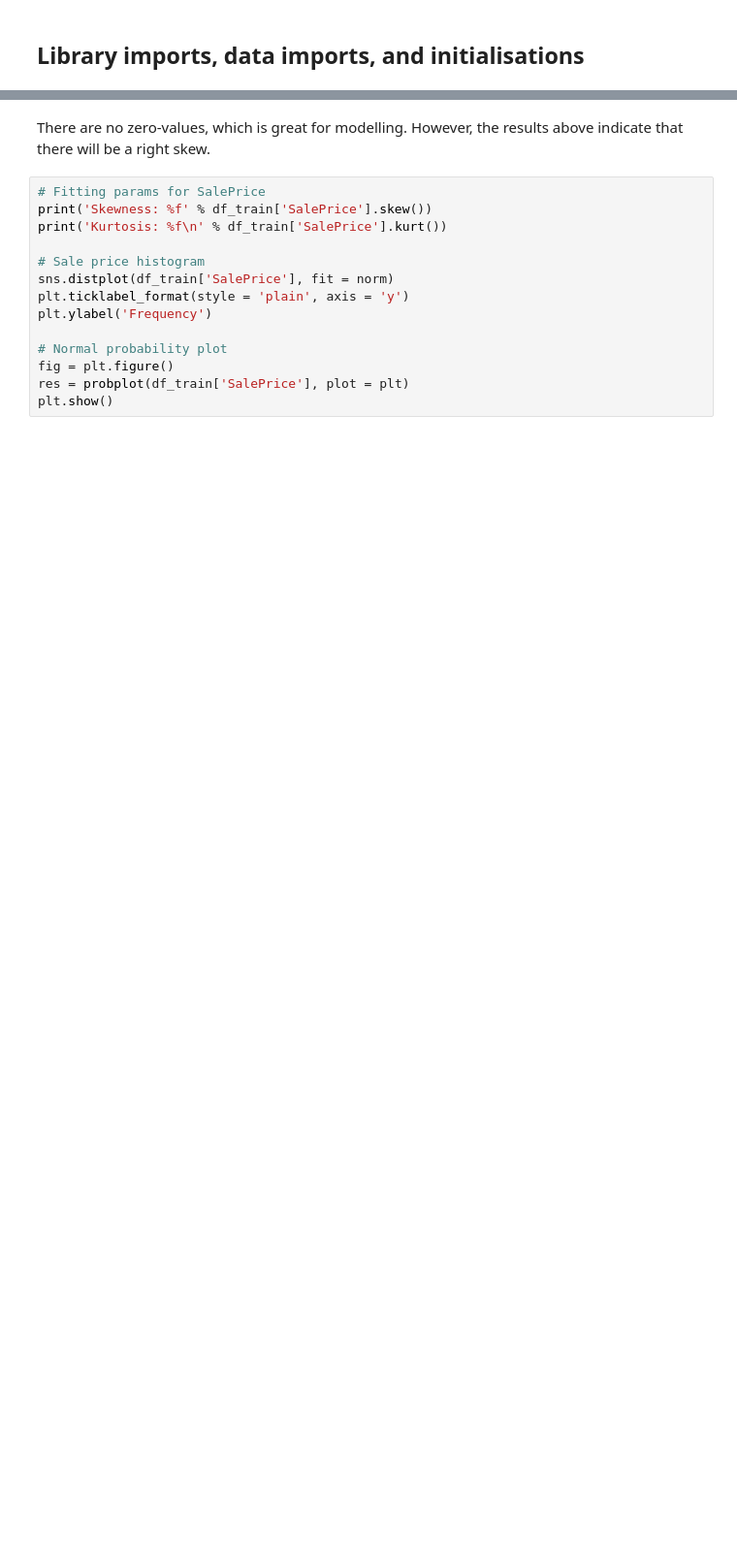
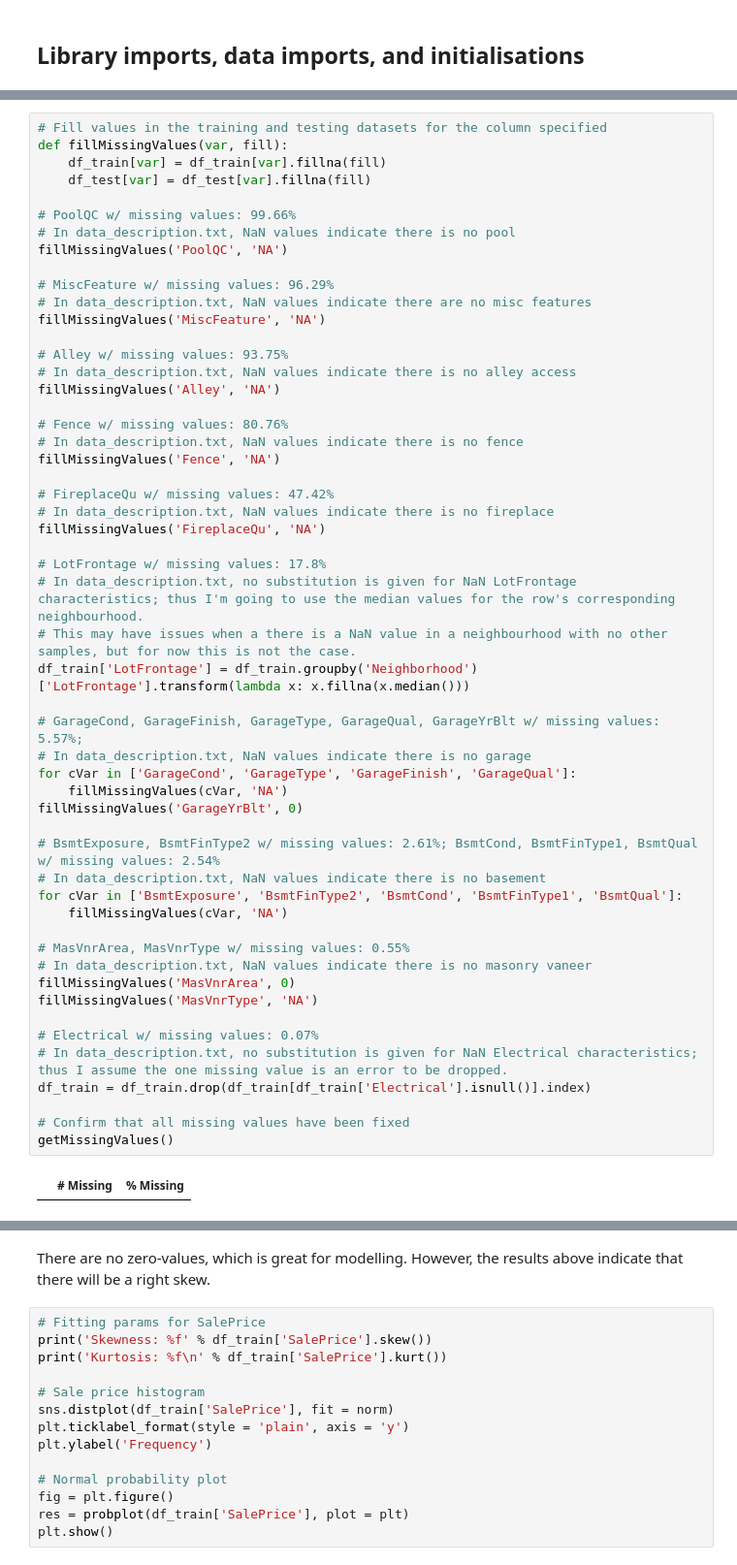
Before and after one commit to KadinSchultz/House-Price-Predictions, a Jupyter notebook: house-prices-kadin-s.ipynb, the cells around one changed output, grey strips where cells are left out. Shown at 97% size. Drawn from its saved outputs; the diff is of its cells as text; blank space fills up the shorter version.

```diff
--- a/house-prices-kadin-s.ipynb
+++ b/house-prices-kadin-s.ipynb
@@ -23 +54,56 @@ df_test = pd.read_csv('../input/house-prices-advanced-regression-techniques/test
+# %%
+# Fill values in the training and testing datasets for the column specified
+def fillMissingValues(var, fill):
+    df_train[var] = df_train[var].fillna(fill)
+    df_test[var] = df_test[var].fillna(fill)
+
+# PoolQC w/ missing values: 99.66%
+# In data_description.txt, NaN values indicate there is no pool
+fillMissingValues('PoolQC', 'NA')
+
+# MiscFeature w/ missing values: 96.29%
+# In data_description.txt, NaN values indicate there are no misc features
+fillMissingValues('MiscFeature', 'NA')
+
+# Alley w/ missing values: 93.75%
+# In data_description.txt, NaN values indicate there is no alley access
+fillMissingValues('Alley', 'NA')
+
+# Fence w/ missing values: 80.76%
+# In data_description.txt, NaN values indicate there is no fence
+fillMissingValues('Fence', 'NA')
+
+# FireplaceQu w/ missing values: 47.42%
+# In data_description.txt, NaN values indicate there is no fireplace
+fillMissingValues('FireplaceQu', 'NA')
+
+# LotFrontage w/ missing values: 17.8%
+# In data_description.txt, no substitution is given for NaN LotFrontage characteristics; thus I'm going to use the median values for the row's corresponding neighbourhood.
+# This may have issues when a there is a NaN value in a neighbourhood with no other samples, but for now this is not the case.
+df_train['LotFrontage'] = df_train.groupby('Neighborhood')['LotFrontage'].transform(lambda x: x.fillna(x.median()))
+
+# GarageCond, GarageFinish, GarageType, GarageQual, GarageYrBlt w/ missing values: 5.57%;
+# In data_description.txt, NaN values indicate there is no garage
+for cVar in ['GarageCond', 'GarageType', 'GarageFinish', 'GarageQual']:
+    fillMissingValues(cVar, 'NA')
+fillMissingValues('GarageYrBlt', 0)
+
+# BsmtExposure, BsmtFinType2 w/ missing values: 2.61%; BsmtCond, BsmtFinType1, BsmtQual w/ missing values: 2.54%
+# In data_description.txt, NaN values indicate there is no basement
+for cVar in ['BsmtExposure', 'BsmtFinType2', 'BsmtCond', 'BsmtFinType1', 'BsmtQual']:
+    fillMissingValues(cVar, 'NA')
+
+# MasVnrArea, MasVnrType w/ missing values: 0.55%
+# In data_description.txt, NaN values indicate there is no masonry vaneer
+fillMissingValues('MasVnrArea', 0)
+fillMissingValues('MasVnrType', 'NA')
+
+# Electrical w/ missing values: 0.07%
+# In data_description.txt, no substitution is given for NaN Electrical characteristics; thus I assume the one missing value is an error to be dropped.
+df_train = df_train.drop(df_train[df_train['Electrical'].isnull()].index)
+
+# Confirm that all missing values have been fixed
+getMissingValues()
+# %% [output]
+|  | # Missing | % Missing |
 # %% [markdown]
```
Also changed, not shown: parts of 10 cells of this notebook.
